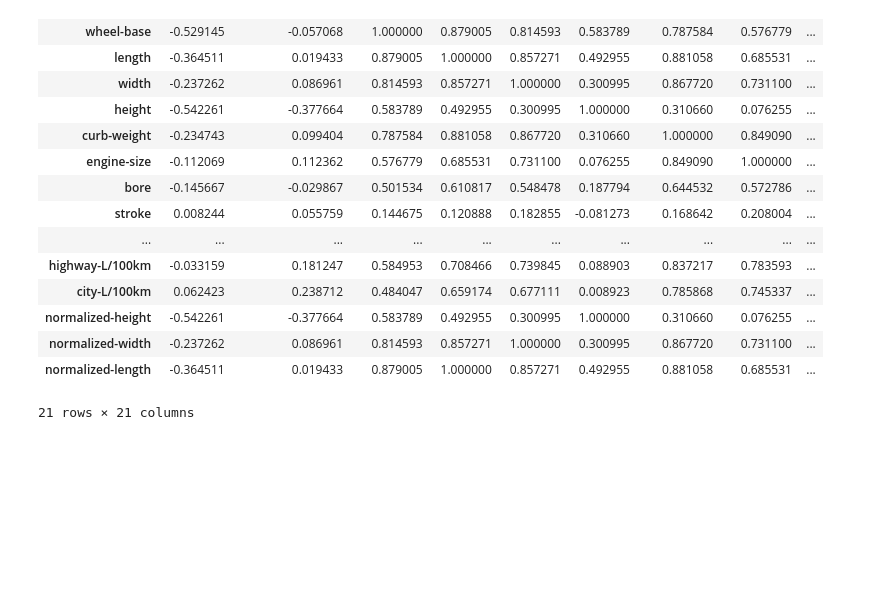
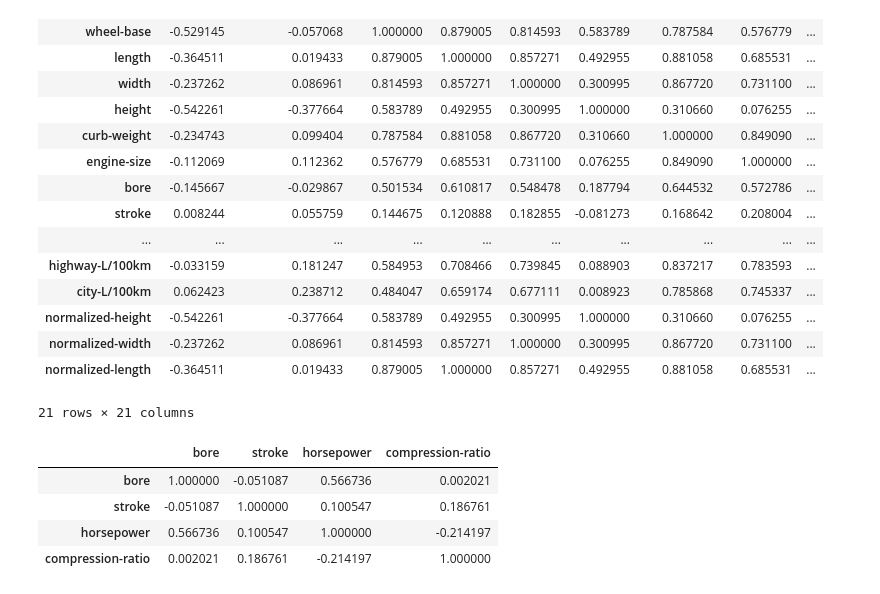
Before and after one commit to sushanth10/car-price-analysis, a Jupyter notebook: exploratory-analysis.ipynb, the cells around one changed output. Saved outputs shown, nothing was run; the diff lists cells and outputs as text; code cells hidden in the pictures; blank space fills up the shorter version.

```diff
--- a/exploratory-analysis.ipynb
+++ b/exploratory-analysis.ipynb
@@ -62,3 +62,11 @@ df.corr()
 | normalized-width | -0.237262 | 0.086961 | 0.814593 | 0.857271 | 1.000000 | 0.300995 | 0.867720 | 0.731100 | ... |
 | normalized-length | -0.364511 | 0.019433 | 0.879005 | 1.000000 | 0.857271 | 0.492955 | 0.881058 | 0.685531 | ... |
 21 rows × 21 columns
+# %%
+df[['bore','stroke','horsepower', 'compression-ratio']].corr()
+# %% [output]
+|  | bore | stroke | horsepower | compression-ratio |
+| bore | 1.000000 | -0.051087 | 0.566736 | 0.002021 |
+| stroke | -0.051087 | 1.000000 | 0.100547 | 0.186761 |
+| horsepower | 0.566736 | 0.100547 | 1.000000 | -0.214197 |
+| compression-ratio | 0.002021 | 0.186761 | -0.214197 | 1.000000 |
```
Also changed, not shown: parts of 3 cells of this notebook.
